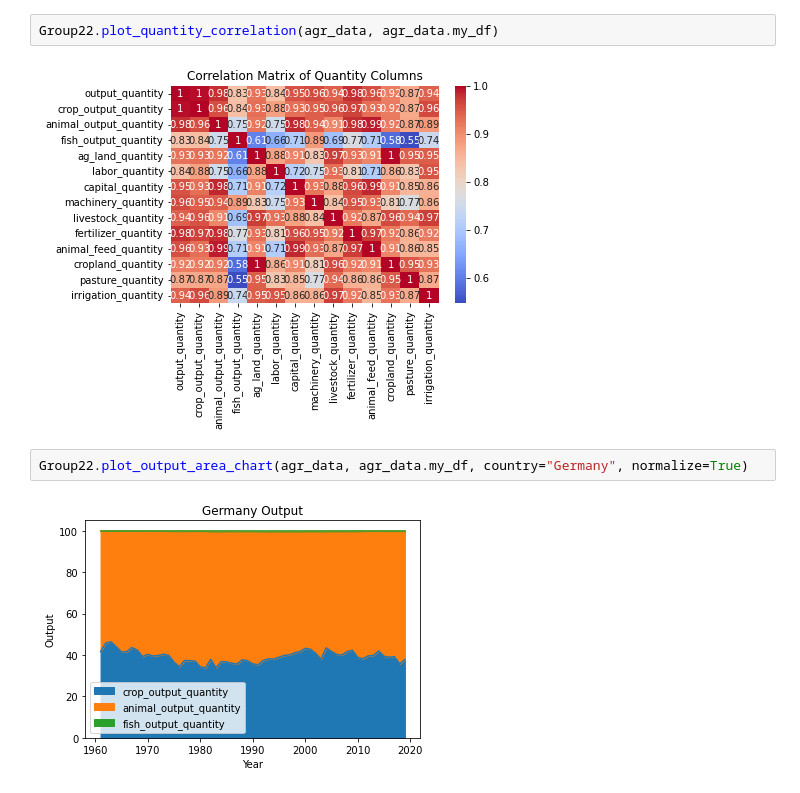
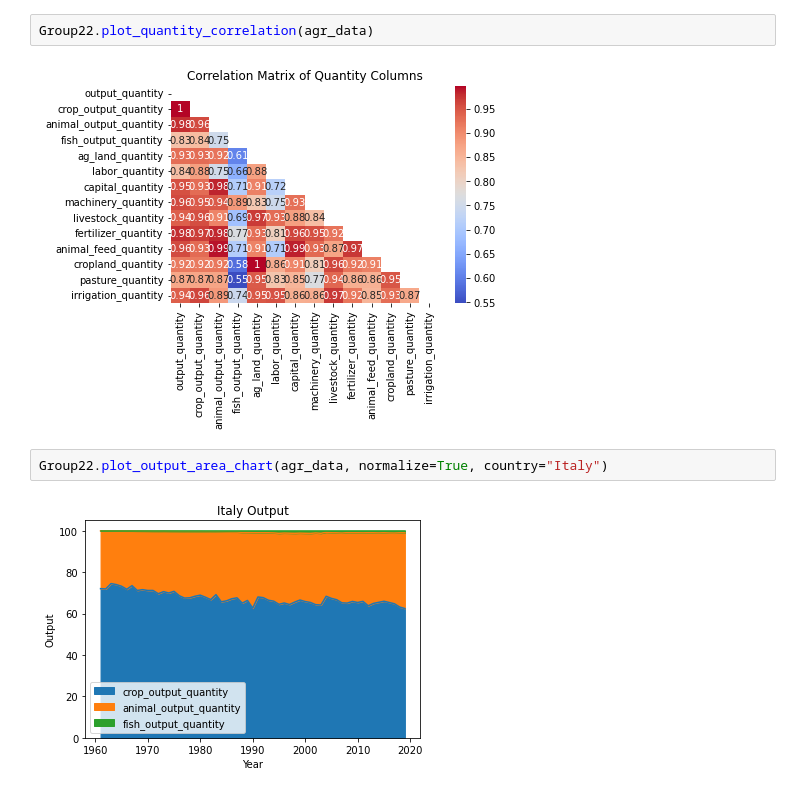
Before and after one commit to annaziegert/agriculture_production_nova, a Jupyter notebook: Prototyping/test_notebook.ipynb, the cells around one changed output. Cells and saved outputs as stored; diff of their text form.

```diff
--- a/Prototyping/test_notebook.ipynb
+++ b/Prototyping/test_notebook.ipynb
@@ -294,13 +324,13 @@ Group22.get_countries(agr_data, agr_data.my_df)
  'Zambia',
  'Zimbabwe']
 # %%
-Group22.plot_quantity_correlation(agr_data, agr_data.my_df)
+Group22.plot_quantity_correlation(agr_data)
 # %% [output]
-[figure, old version]
+[figure, new version]
 # %%
-Group22.plot_output_area_chart(agr_data, agr_data.my_df, country="Germany", normalize=True)
+Group22.plot_output_area_chart(agr_data, normalize=True, country="Italy")
 # %% [output]
-[figure, old version]
+[figure, new version]
 # %%
 Group22.__gapminder__(agr_data, 1990)
 # %% [output]
```
Also changed, not shown: parts of 5 cells of this notebook, 2 other files.
